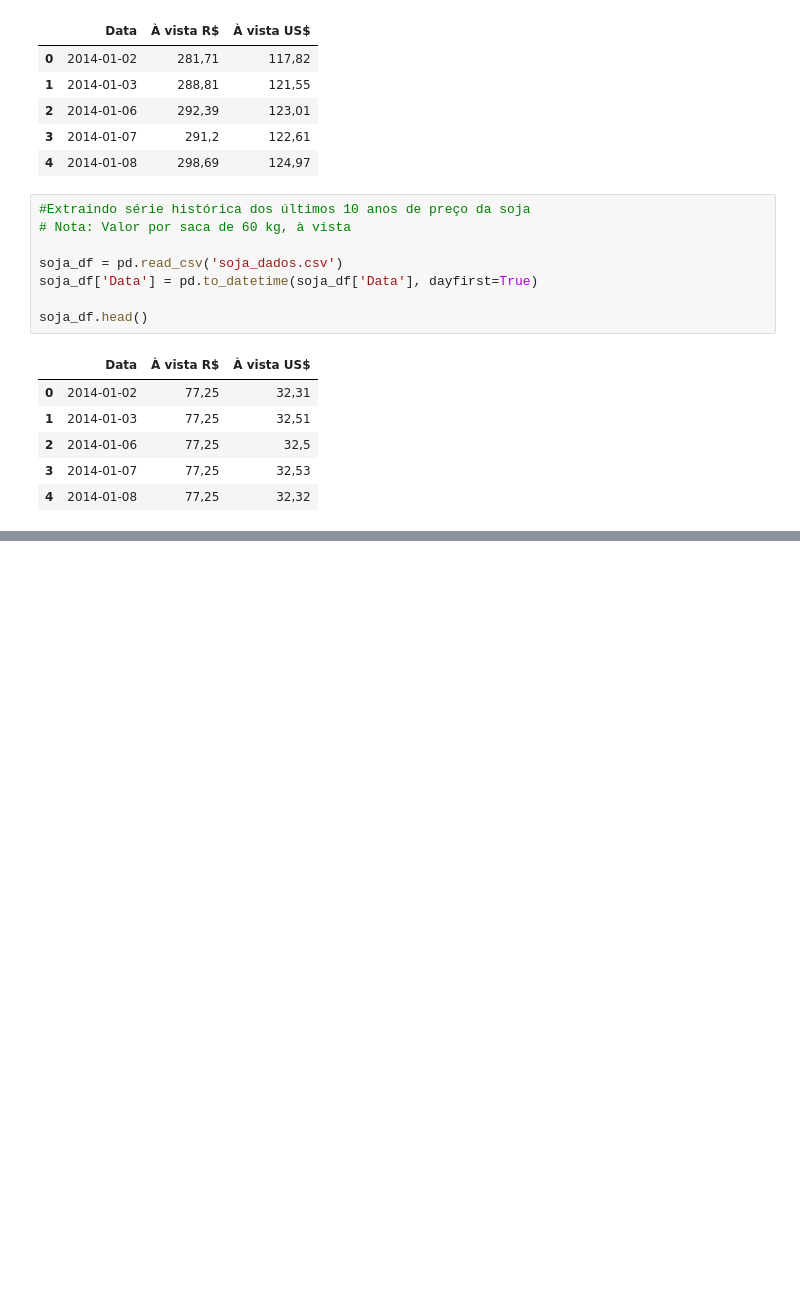
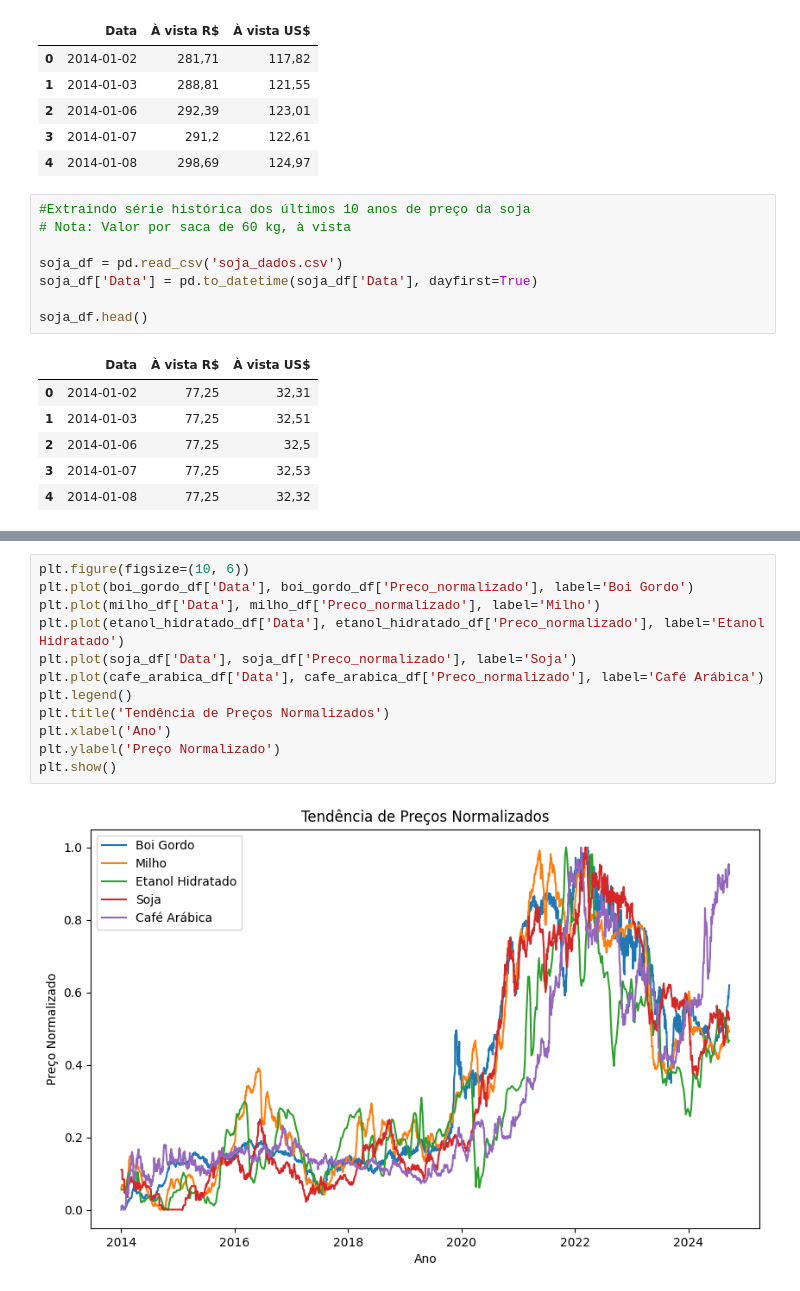
Before and after one commit to Miguelmorassuti/Projeto-final-Big-Data-Analytics, a Jupyter notebook: Projeto_final.ipynb, the cells around one changed output, grey strips where cells are left out. Cells and saved outputs as stored; diff of their text form; blank space fills up the shorter version.

```diff
--- a/Projeto_final.ipynb
+++ b/Projeto_final.ipynb
@@ -85,0 +281,14 @@ soja_df.head()
+# %%
+plt.figure(figsize=(10, 6))
+plt.plot(boi_gordo_df['Data'], boi_gordo_df['Preco_normalizado'], label='Boi Gordo')
+plt.plot(milho_df['Data'], milho_df['Preco_normalizado'], label='Milho')
+plt.plot(etanol_hidratado_df['Data'], etanol_hidratado_df['Preco_normalizado'], label='Etanol Hidratado')
+plt.plot(soja_df['Data'], soja_df['Preco_normalizado'], label='Soja')
+plt.plot(cafe_arabica_df['Data'], cafe_arabica_df['Preco_normalizado'], label='Café Arábica')
+plt.legend()
+plt.title('Tendência de Preços Normalizados')
+plt.xlabel('Ano')
+plt.ylabel('Preço Normalizado')
+plt.show()
+# %% [output]
+[figure, added]
```
Also changed, not shown: parts of 20 cells of this notebook.
